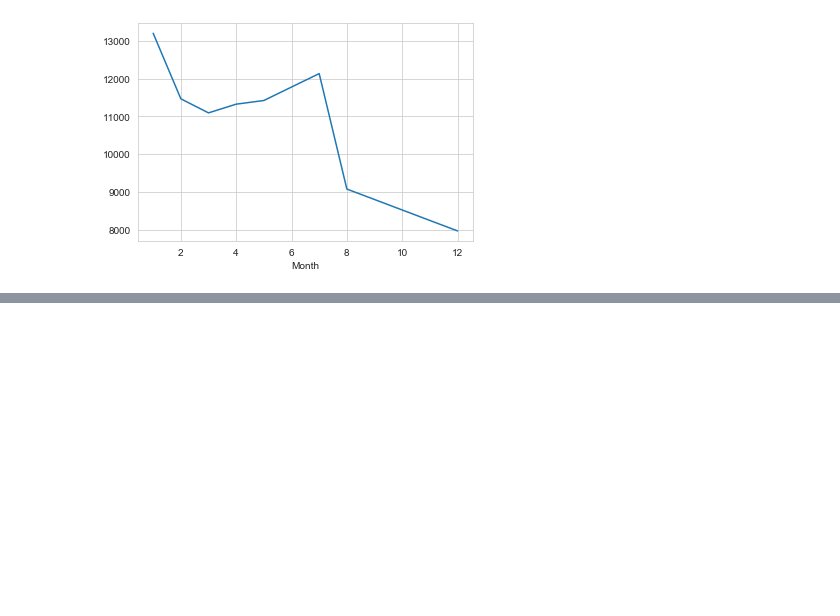
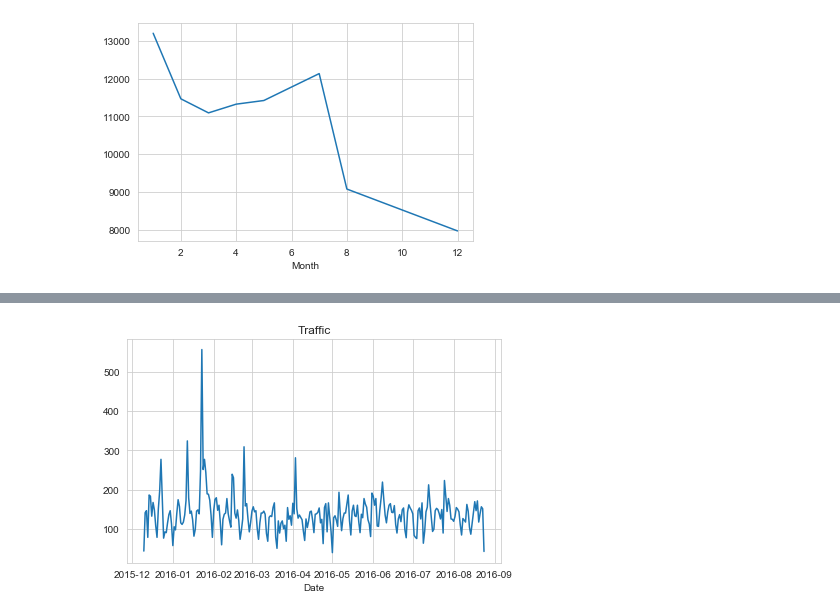
Before and after one commit to jaredwilliam/python-data-science-ML, a Jupyter notebook: 10-Data-Capstone-Projects/01-911 Calls Data Capstone Project.ipynb, the cells around one changed output, grey strips where cells are left out. Cells and saved outputs as stored; diff of their text form; code cells hidden in the pictures; blank space fills up the shorter version.

```diff
--- a/10-Data-Capstone-Projects/01-911 Calls Data Capstone Project.ipynb
+++ b/10-Data-Capstone-Projects/01-911 Calls Data Capstone Project.ipynb
@@ -314,0 +237,6 @@ df['Date']=df['timeStamp'].apply(lambda t: t.date())
+# %%
+df[df['Reason']=='Traffic'].groupby('Date').count()['lat'].plot()
+plt.title('Traffic')
+plt.tight_layout()
+# %% [output]
+[figure, added]
```
Also changed, not shown: parts of 53 cells of this notebook.
